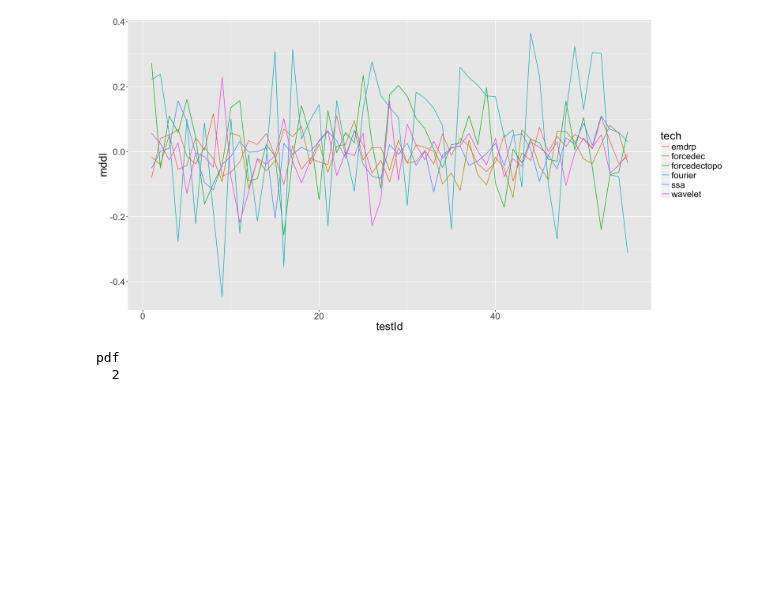
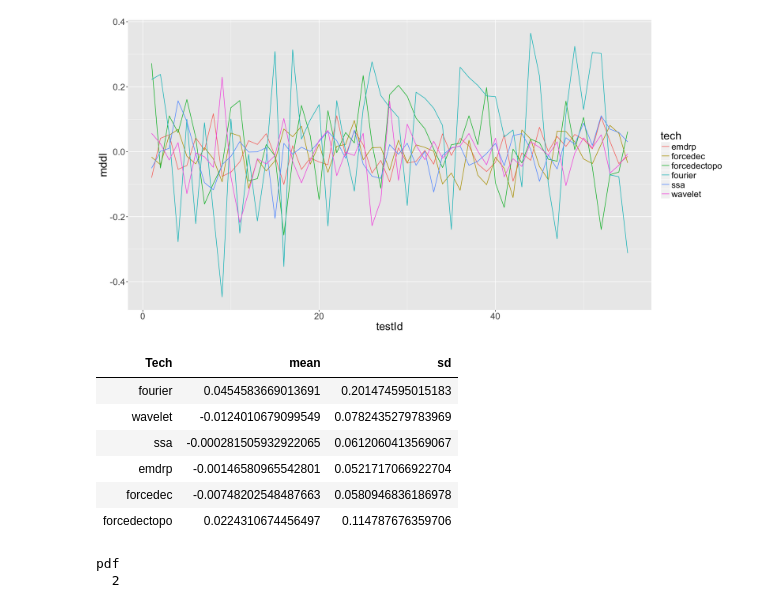
Before and after one commit to felipelageduarte/Doutorado, a Jupyter notebook: 3 - Results.ipynb, the cells around one changed output. Saved outputs shown, nothing was run; the diff lists cells and outputs as text; code cells hidden in the pictures; blank space fills up the shorter version.

```diff
--- a/3 - Results.ipynb
+++ b/3 - Results.ipynb
@@ -18,7 +38,7 @@ listResult = list()
 # %%
-modelsName = c("*fourier*", "*wavelets*", "*ssa*", "*emdrp*",
-               #"*emdmi*",
-               "*forcedec*", "*forcedectopo*")
+modelsName = c("fourier_", "wavelet_", "ssa_", "emdrp_",
+               #"emdmi_",
+               "forcedec_", "forcedectopo_")
 for(i in 1:length(modelsName)){
     models = modelsLake[grepl(modelsName[i], modelsLake)]
     testData = data.frame()
@@ -38,6 +58,19 @@ dev.copy2pdf(file = paste(imagesFolder,"result_mddl.pdf", sep='/'), width=16, he
 pdf
   2
 [figure]
+# %%
+n = 'mddl'
+m = matrix(unlist(lapply(listResult,function(x){cbind(unique(x$tech), mean(unlist(x[n])), sd(unlist(x[n])))})), ncol=3, byrow = T)
+colnames(m)<-c('Tech', 'mean', 'sd')
+m
+# %% [output]
+| Tech | mean | sd |
+| fourier | 0.0454583669013691 | 0.201474595015183 |
+| wavelet | -0.0124010679099549 | 0.0782435279783969 |
+| ssa | -0.000281505932922065 | 0.0612060413569067 |
+| emdrp | -0.00146580965542801 | 0.0521717066922704 |
+| forcedec | -0.00748202548487663 | 0.0580946836186978 |
+| forcedectopo | 0.0224310674456497 | 0.114787676359706 |
 # %%
 options(repr.plot.width=16, repr.plot.height=8)
 data = data.frame()
```
Also changed, not shown: parts of 3 cells of this notebook, 5 other files.
